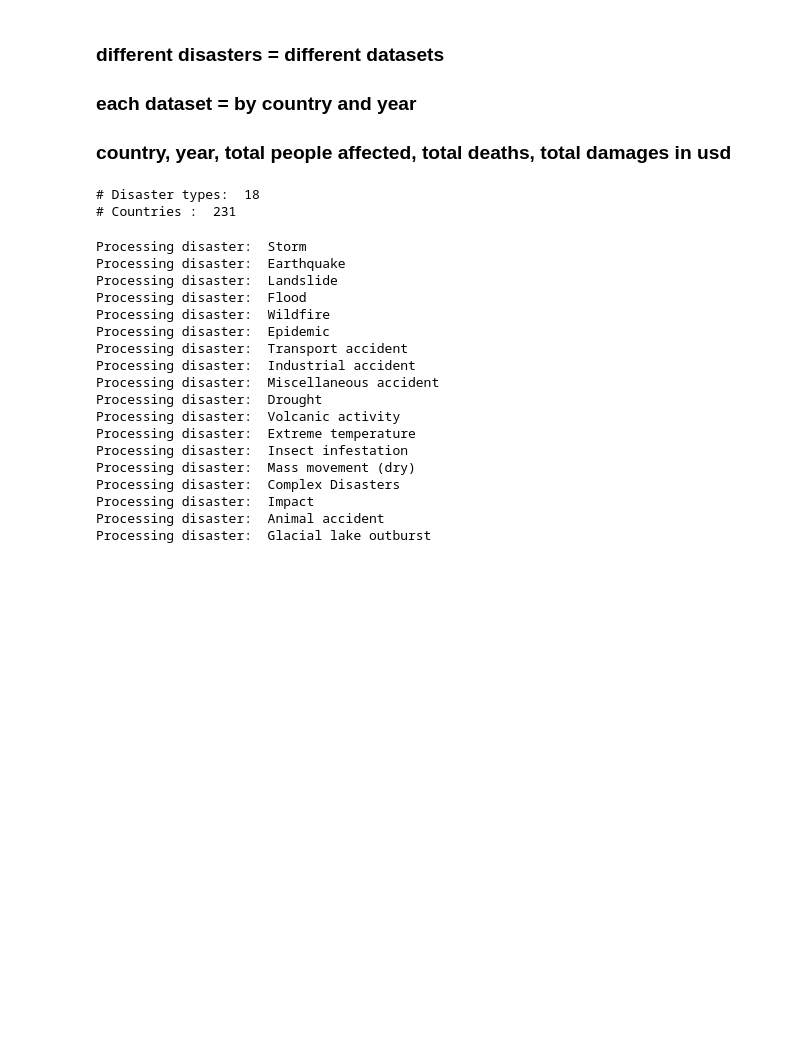
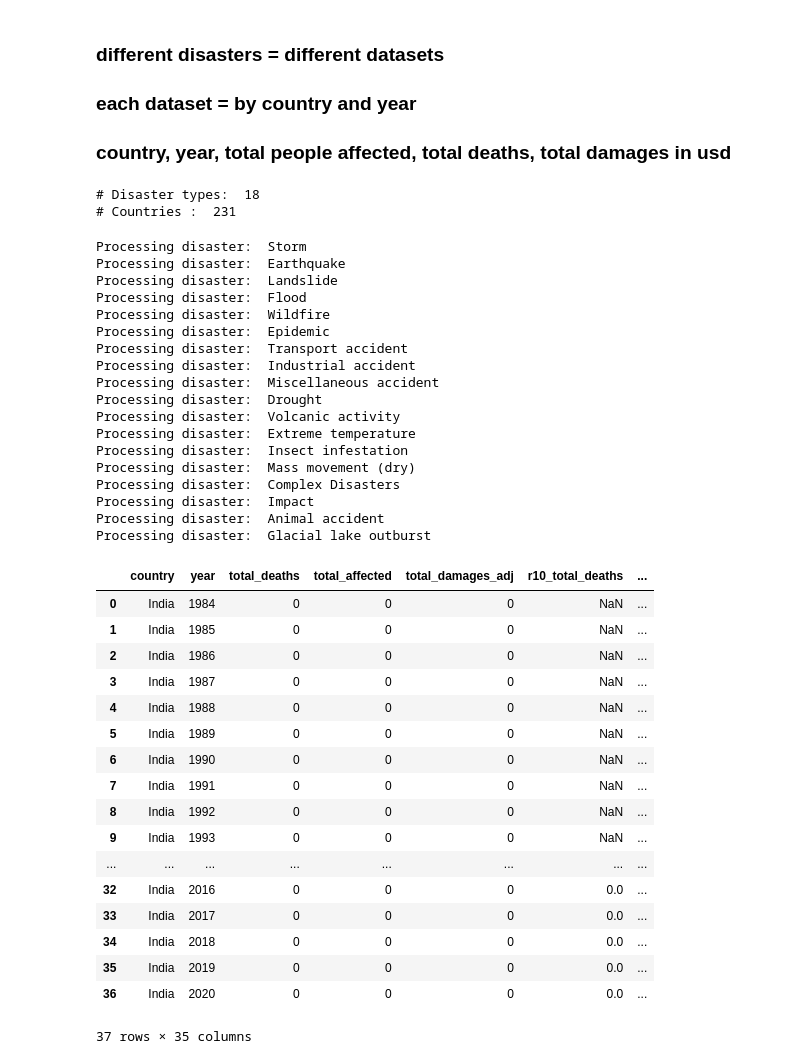
Before and after one commit to Nitasha05/Disasters-and-green-Innovation, a Jupyter notebook: EM_DAT cleaning.ipynb, the cells around one changed output. Saved outputs shown, nothing was run; the diff lists cells and outputs as text; code cells hidden in the pictures; blank space fills up the shorter version.

```diff
--- a/EM_DAT cleaning.ipynb
+++ b/EM_DAT cleaning.ipynb
@@ -6,7 +6,7 @@
 import pandas as pd
 import numpy as np
 # %%
-df1 = pd.read_csv('EMDAT.csv', skipinitialspace=True, skiprows=6)
+df1 = pd.read_csv('/Volumes/NJ_4TB/EMDAT/EMDAT.csv', skipinitialspace=True, skiprows=6)
 # %%
 disasters = pd.unique(df1['Disaster Type'])
 countries = pd.unique(df1['Country'])
@@ -16,7 +16,7 @@ print('# Countries : ', len(countries) )
 df1['Total Deaths'].fillna(0, inplace = True)
 df1['Total Affected'].fillna(0, inplace = True)
 df1["Total Damages, Adjusted ('000 US$)"].fillna(0, inplace = True)
-start_year = 1985
+start_year = 1984
 end_year = 2020
 # %% [output]
 # Disaster types:  18
@@ -50,8 +50,18 @@ for disaster in disasters:
                     disaster_df.at[r,'total_damages_adj'] += damage
         disaster_all_dataframes.append(disaster_df)
     disaster_all_countries = pd.concat(disaster_all_dataframes)
-#     disaster_all_countries.to_csv('/Volumes/NJ_4TB/PATSAT/MyFiles/' + disaster + '_EMDAT_panel.csv', encoding='utf-8', index=False)
-    disaster_all_countries.to_csv(disaster + '_EMDAT_panel.csv', encoding='utf-8', index=False)
+    disaster_all_countries = pd.concat([disaster_all_countries, disaster_all_countries.groupby('country')[['total_deaths','total_affected','total_damages_adj']].transform(lambda s: s.rolling(11).sum()).add_prefix('r10_')],axis=1)
+    disaster_all_countries = pd.concat([disaster_all_countries, disaster_all_countries.groupby('country')[['total_deaths','total_affected','total_damages_adj']].transform(lambda s: s.rolling(10).sum()).add_prefix('r9_')],axis=1)
+    disaster_all_countries = pd.concat([disaster_all_countries, disaster_all_countries.groupby('country')[['total_deaths','total_affected','total_damages_adj']].transform(lambda s: s.rolling(9).sum()).add_prefix('r8_')],axis=1)
+    disaster_all_countries = pd.concat([disaster_all_countries, disaster_all_countries.groupby('country')[['total_deaths','total_affected','total_damages_adj']].transform(lambda s: s.rolling(8).sum()).add_prefix('r7_')],axis=1)
+    disaster_all_countries = pd.concat([disaster_all_countries, disaster_all_countries.groupby('country')[['total_deaths','total_affected','total_damages_adj']].transform(lambda s: s.rolling(7).sum()).add_prefix('r6_')],axis=1)
+    disaster_all_countries = pd.concat([disaster_all_countries, disaster_all_countries.groupby('country')[['total_deaths','total_affected','total_damages_adj']].transform(lambda s: s.rolling(6).sum()).add_prefix('r5_')],axis=1)
+    disaster_all_countries = pd.concat([disaster_all_countries, disaster_all_countries.groupby('country')[['total_deaths','total_affected','total_damages_adj']].transform(lambda s: s.rolling(5).sum()).add_prefix('r4_')],axis=1)
+    disaster_all_countries = pd.concat([disaster_all_countries, disaster_all_countries.groupby('country')[['total_deaths','total_affected','total_damages_adj']].transform(lambda s: s.rolling(4).sum()).add_prefix('r3_')],axis=1)
+    disaster_all_countries = pd.concat([disaster_all_countries, disaster_all_countries.groupby('country')[['total_deaths','total_affected','total_damages_adj']].transform(lambda s: s.rolling(3).sum()).add_prefix('r2_')],axis=1)
+    disaster_all_countries = pd.concat([disaster_all_countries, disaster_all_countries.groupby('country')[['total_deaths','total_affected','total_damages_adj']].transform(lambda s: s.rolling(2).sum()).add_prefix('r1_')],axis=1)
+    disaster_all_countries.to_csv('/Volumes/NJ_4TB/EMDAT/' + disaster + '_EMDAT_panel.csv', encoding='utf-8', index=False)
+#     disaster_all_countries.to_csv(disaster + '_EMDAT_panel.csv', encoding='utf-8', index=False)
 # %% [output]
 Processing disaster:  Storm
 Processing disaster:  Earthquake
@@ -71,3 +81,24 @@ Processing disaster:  Complex Disasters
 Processing disaster:  Impact
 Processing disaster:  Animal accident
 Processing disaster:  Glacial lake outburst
+# %%
+disaster_all_countries[disaster_all_countries['country']=='India']
+# %% [output]
+|  | country | year | total_deaths | total_affected | total_damages_adj | r10_total_deaths | ... |
+| 0 | India | 1984 | 0 | 0 | 0 | NaN | ... |
+| 1 | India | 1985 | 0 | 0 | 0 | NaN | ... |
+| 2 | India | 1986 | 0 | 0 | 0 | NaN | ... |
+| 3 | India | 1987 | 0 | 0 | 0 | NaN | ... |
+| 4 | India | 1988 | 0 | 0 | 0 | NaN | ... |
+| 5 | India | 1989 | 0 | 0 | 0 | NaN | ... |
+| 6 | India | 1990 | 0 | 0 | 0 | NaN | ... |
+| 7 | India | 1991 | 0 | 0 | 0 | NaN | ... |
+| 8 | India | 1992 | 0 | 0 | 0 | NaN | ... |
+| 9 | India | 1993 | 0 | 0 | 0 | NaN | ... |
+| ... | ... | ... | ... | ... | ... | ... | ... |
+| 32 | India | 2016 | 0 | 0 | 0 | 0.0 | ... |
+| 33 | India | 2017 | 0 | 0 | 0 | 0.0 | ... |
+| 34 | India | 2018 | 0 | 0 | 0 | 0.0 | ... |
+| 35 | India | 2019 | 0 | 0 | 0 | 0.0 | ... |
+| 36 | India | 2020 | 0 | 0 | 0 | 0.0 | ... |
+37 rows × 35 columns
```
Also changed, not shown: parts of 1 cell of this notebook, 2 other files.
